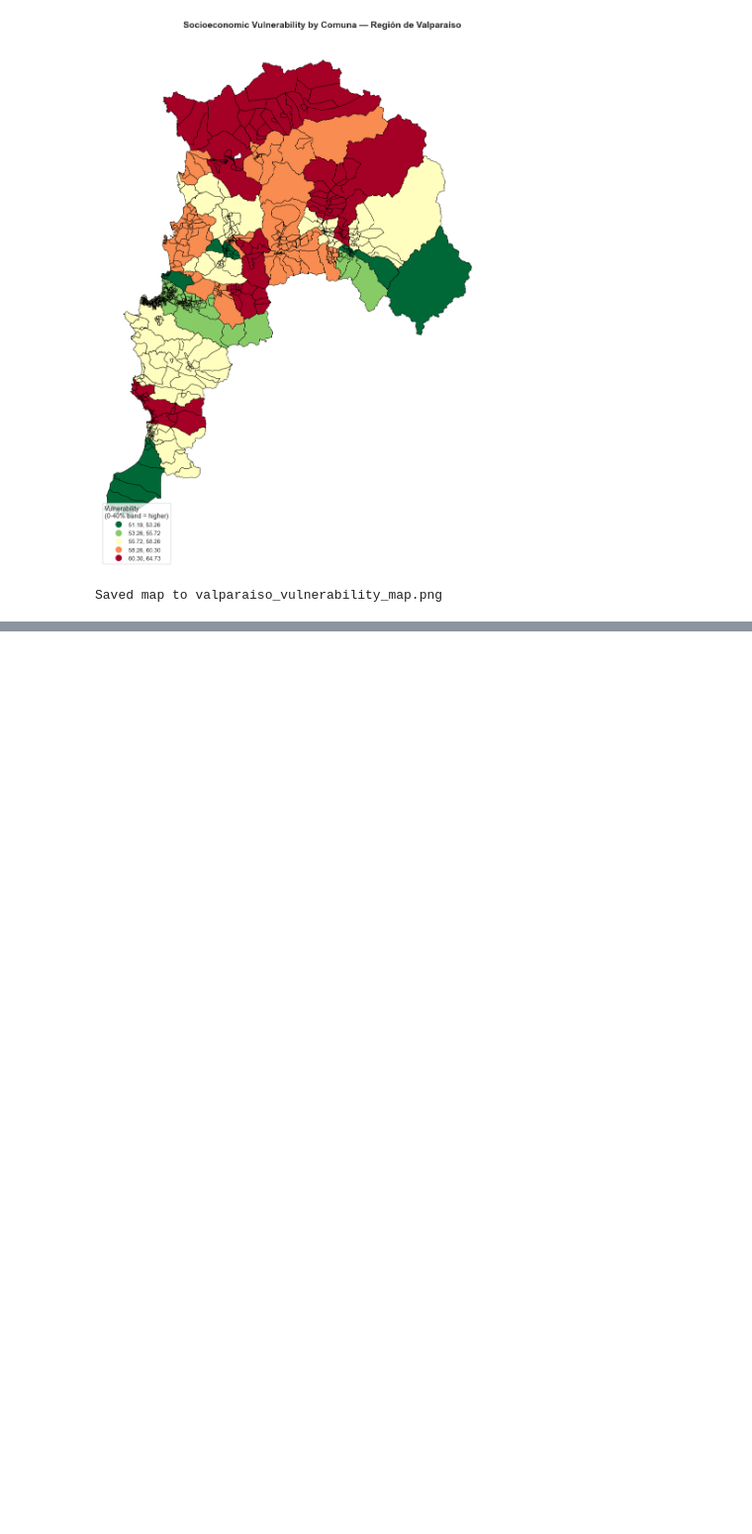
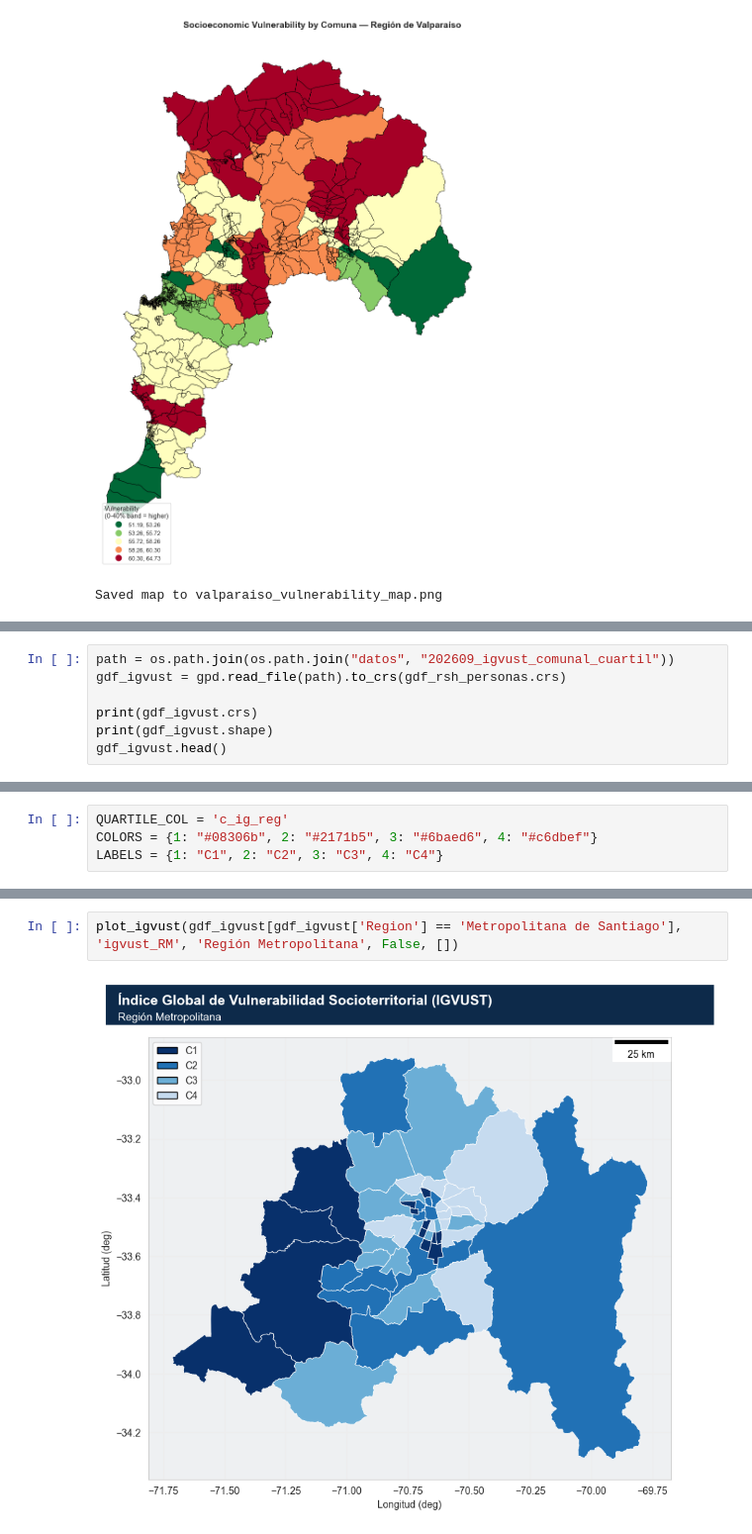
Before and after one commit to diarodgz/claudia-cidigen, a Jupyter notebook: valparaiso_roofing/valpo_analysis.ipynb, the cells around one changed output, grey strips where cells are left out. Shown at 99% size. Saved outputs shown, nothing was run; the diff lists cells and outputs as text; blank space fills up the shorter version.

Commit message:
added IGVUST maps

```diff
--- a/valparaiso_roofing/valpo_analysis.ipynb
+++ b/valparaiso_roofing/valpo_analysis.ipynb
@@ -774,0 +804,7 @@ Saved map to valparaiso_vulnerability_map.png
+# %%
+path = os.path.join(os.path.join("datos", "202609_igvust_comunal_cuartil"))
+gdf_igvust = gpd.read_file(path).to_crs(gdf_rsh_personas.crs)
+
+print(gdf_igvust.crs)
+print(gdf_igvust.shape)
+gdf_igvust.head()
@@ -774,0 +849,4 @@ Saved map to valparaiso_vulnerability_map.png
+# %%
+QUARTILE_COL = 'c_ig_reg'
+COLORS = {1: "#08306b", 2: "#2171b5", 3: "#6baed6", 4: "#c6dbef"}
+LABELS = {1: "C1", 2: "C2", 3: "C3", 4: "C4"}
@@ -774,0 +927,4 @@ Saved map to valparaiso_vulnerability_map.png
+# %%
+plot_igvust(gdf_igvust[gdf_igvust['Region'] == 'Metropolitana de Santiago'], 'igvust_RM', 'Región Metropolitana', False, [])
+# %% [output]
+[figure, added]
```
Also changed, not shown: parts of 28 cells of this notebook, 9 other files.
